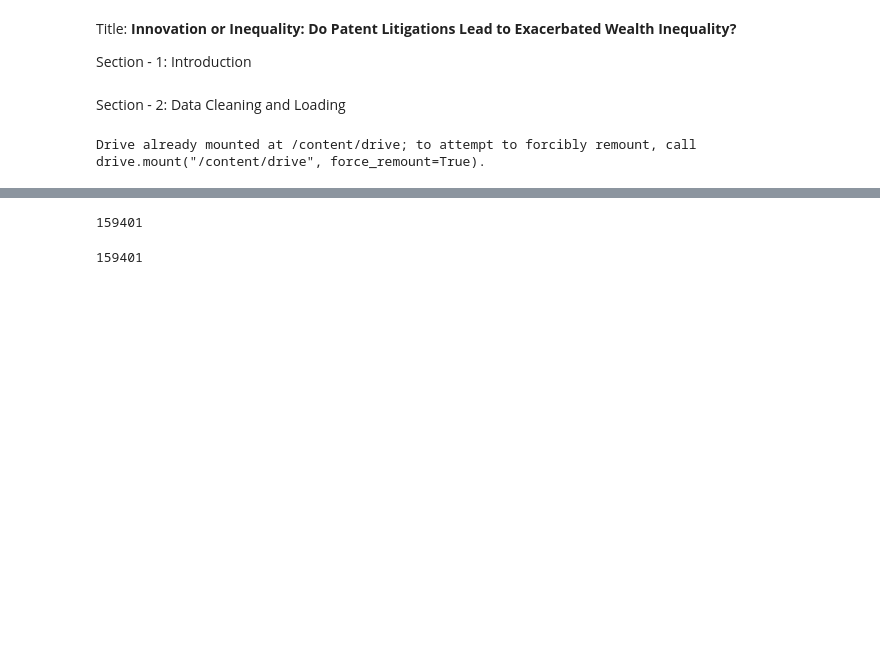
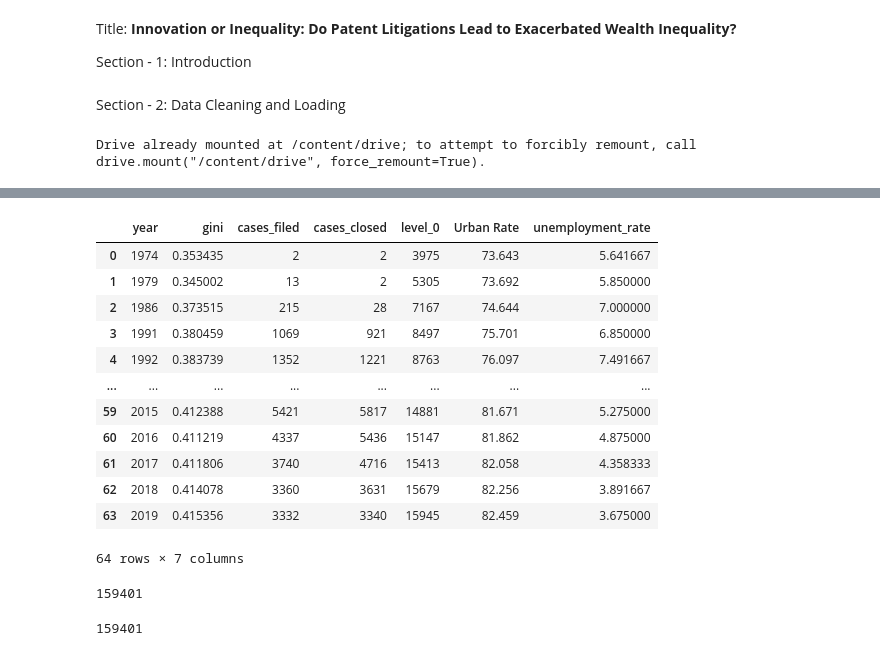
Before and after one commit to Sai0472003/PatentLitigation_Impact, a Jupyter notebook: Project1.ipynb, the cells around one changed output, grey strips where cells are left out. Saved outputs shown, nothing was run; the diff lists cells and outputs as text; code cells hidden in the pictures; blank space fills up the shorter version.

```diff
--- a/Project1.ipynb
+++ b/Project1.ipynb
@@ -16,11 +16,12 @@ drive.mount('/content/drive')
 # %% [output]
 Drive already mounted at /content/drive; to attempt to forcibly remount, call drive.mount("/content/drive", force_remount=True).
 # %%
-#loading csv files from assigned data set: Patent Litigations
+#loading csv file from assigned data set: Patent Litigations
 cases = pd.read_csv("/content/drive/My Drive/ECO225_Final_Project/PART1/cases.csv")
-names = pd.read_csv("/content/drive/My Drive/ECO225_Final_Project/PART1/names.csv")
 
 #loading external datasets:
-#pdl_companies = pd.read_csv("/content/drive/My Drive/ECO225_Final_Project/PART1/pdl_companies.csv") #adds industry classification variable
-poverty_dataset = pd.read_csv("/content/drive/My Drive/ECO225_Final_Project/PART1/poverty_dataset.csv") #adds gini-coeff variable (measure of Wealth Inequality)
+poverty_dataset = pd.read_csv("/content/drive/My Drive/ECO225_Final_Project/PART1/poverty_dataset.csv")
+urbanization = pd.read_csv("/content/drive/My Drive/ECO225_Final_Project/PART1/urbanization_rate.csv", on_bad_lines='skip')
+cases = pd.read_csv("/content/drive/My Drive/ECO225_Final_Project/PART1/cases.csv", on_bad_lines='skip')
+unemployment = pd.read_csv("/content/drive/My Drive/ECO225_Final_Project/PART1/US-Unemployment.csv", on_bad_lines='skip')
 # %%
@@ -68,3 +81,27 @@ complete_merged
+# %%
+#merging all variables into one df
+complete_merged = pd.merge(clean_gini, annual_cases, on='year', how='inner')
+# %%
+complete_merged = pd.merge(complete_merged, clean_urbanization, on='year', how='inner')
+# %%
+complete_merged = pd.merge(complete_merged, clean_unemployment, on='year', how='inner')
+# %%
+complete_merged = complete_merged.drop(columns=['index'])
+complete_merged
+# %% [output]
+|  | year | gini | cases_filed | cases_closed | level_0 | Urban Rate | unemployment_rate |
+| 0 | 1974 | 0.353435 | 2 | 2 | 3975 | 73.643 | 5.641667 |
+| 1 | 1979 | 0.345002 | 13 | 2 | 5305 | 73.692 | 5.850000 |
+| 2 | 1986 | 0.373515 | 215 | 28 | 7167 | 74.644 | 7.000000 |
+| 3 | 1991 | 0.380459 | 1069 | 921 | 8497 | 75.701 | 6.850000 |
+| 4 | 1992 | 0.383739 | 1352 | 1221 | 8763 | 76.097 | 7.491667 |
+| ... | ... | ... | ... | ... | ... | ... | ... |
+| 59 | 2015 | 0.412388 | 5421 | 5817 | 14881 | 81.671 | 5.275000 |
+| 60 | 2016 | 0.411219 | 4337 | 5436 | 15147 | 81.862 | 4.875000 |
+| 61 | 2017 | 0.411806 | 3740 | 4716 | 15413 | 82.058 | 4.358333 |
+| 62 | 2018 | 0.414078 | 3360 | 3631 | 15679 | 82.256 | 3.891667 |
+| 63 | 2019 | 0.415356 | 3332 | 3340 | 15945 | 82.459 | 3.675000 |
+64 rows × 7 columns
 # %%
 patents = pd.read_csv("/content/drive/My Drive/ECO225_Final_Project/PART1/patents.csv")
 len(patents)
```
Also changed, not shown: parts of 4 cells of this notebook.
